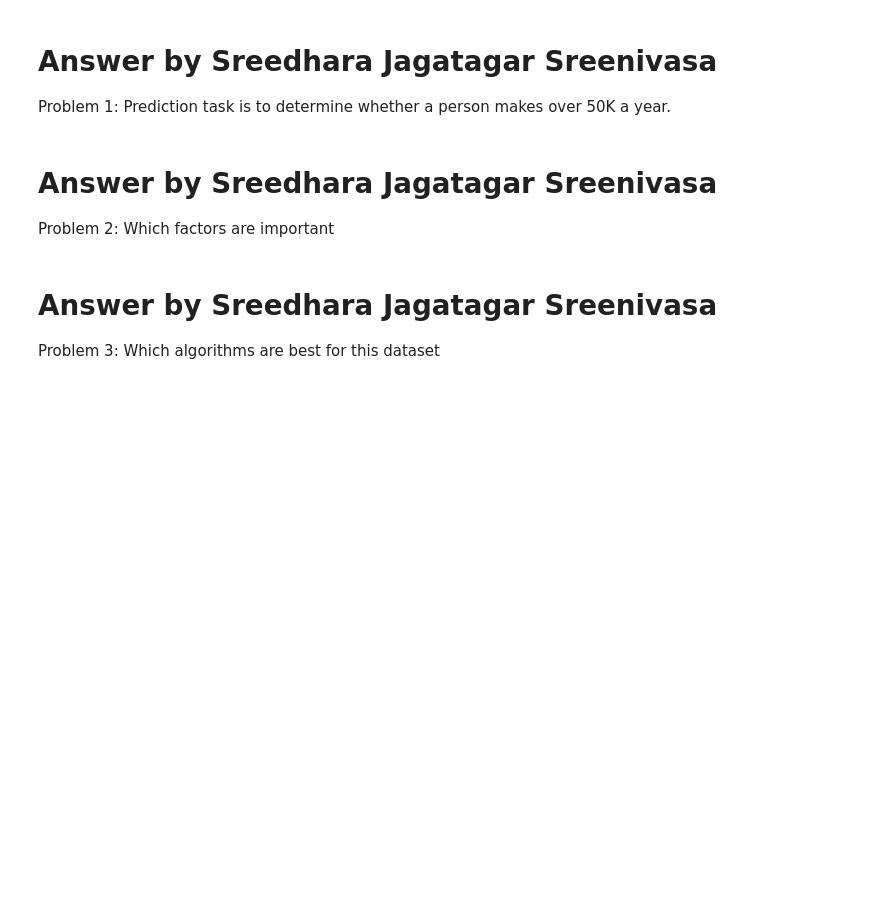
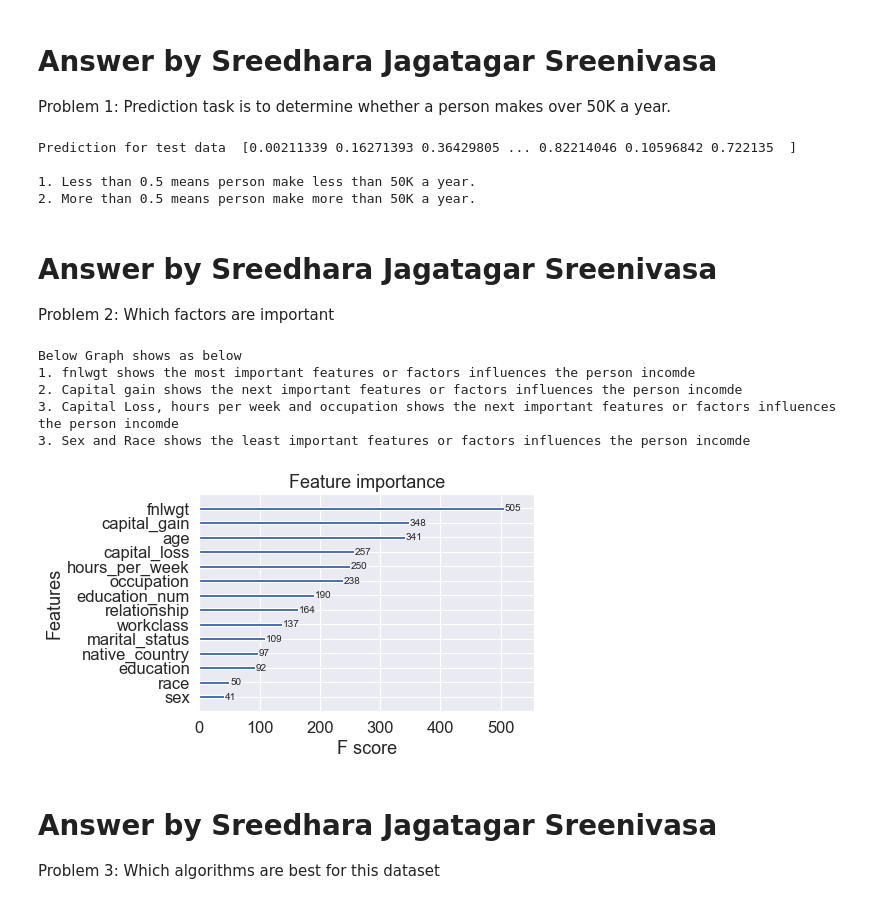
Before and after one commit to jssreedhara/DataScience_Project_3_APPLICATION_CLASSIFICATION_MODELS, a Jupyter notebook: Session26_ML_Project_Classification Models.ipynb, the cells around one changed output. Cells and saved outputs as stored; diff of their text form; code cells hidden in the pictures; blank space fills up the shorter version.

```diff
--- a/Session26_ML_Project_Classification Models.ipynb
+++ b/Session26_ML_Project_Classification Models.ipynb
@@ -408,0 +430,3 @@ final_test.describe()
+# %%
+#Now let’s run our grid search with 5-fold cross-validation and see which parameters perform the best.
+optimized_GBM.fit(final_train, y_train)
@@ -408,0 +464,14 @@ final_test.describe()
+# %%
+#We can see that the first hyperparameter combination performed best and we already beat our target of 86.71% accuracy
+#in our cross-validation! Let’s try optimizing some other hyperparameters now to see if we can beat a mean of 86.75%
+#accuracy. This time, we will play around with subsampling along with lowering the learning rate to see if that helps.
+
+cv_params = {'learning_rate': [0.1, 0.01], 'subsample': [0.7,0.8,0.9]}
+ind_params = {'n_estimators': 1000, 'seed':0, 'colsample_bytree': 0.8,
+             'objective': 'binary:logistic', 'max_depth': 3, 'min_child_weight': 1}
+
+
+optimized_GBM = GridSearchCV(xgb.XGBClassifier(**ind_params),
+                            cv_params,
+                             scoring = 'accuracy', cv = 5, n_jobs = -1)
+optimized_GBM.fit(final_train, y_train)
@@ -411,2 +513,9 @@ final_test.describe()
 # %% [markdown]
 # Tune the Module
+# %%
+#To increase the performance of XGBoost’s speed through many iterations of the training set, and since
+#we are using only XGBoost’s API and not sklearn’s anymore, we can create a DMatrix.
+#This sorts the data initially to optimize for XGBoost when it builds trees, making the algorithm more efficient.
+#This is especially helpful when you have a very large number of training examples. To create a DMatrix:
+
+xgdmat = xgb.DMatrix(final_train, y_train) # Create our DMatrix to make XGBoost more efficient
@@ -412,0 +562,7 @@ final_test.describe()
+# %%
+#Our CV test error at this number of iterations is 11.55%, or 88.45% accuracy.
+#Now that we have our best settings, let’s create this as an XGBoost object model that we can reference later
+our_params = {'eta': 0.1, 'seed':0, 'subsample': 0.8, 'colsample_bytree': 0.8,
+             'objective': 'binary:logistic', 'max_depth':3, 'min_child_weight':1}
+
+final_gb = xgb.train(our_params, xgdmat, num_boost_round = 432)
@@ -415,11 +589,47 @@ final_test.describe()
 
 Problem 1:
 Prediction task is to determine whether a person makes over 50K a year.
+# %%
+#Analyzing Performance on Test Data
+#The model has now been tuned using cross-validation grid search through the sklearn API and early stopping through
+#the built-in XGBoost API. Now, we can see how it finally performs on the test set.
+#Does it match our CV performance? First, create another DMatrix (this time for the test data).
+testdmat = xgb.DMatrix(final_test)
+
+#Now let’s use sklearn’s accuracy metric to see how well we did on the test set.
+y_pred = final_gb.predict(testdmat) # Predict using our testdmat
+print('Prediction for test data ',y_pred)
+print(' ')
+print('1. Less than 0.5 means person make less than 50K a year.')
+print('2. More than 0.5 means person make more than 50K a year.')
+# %% [output]
+Prediction for test data  [0.00211339 0.16271393 0.36429805 ... 0.82214046 0.10596842 0.722135  ]
+
+1. Less than 0.5 means person make less than 50K a year.
+2. More than 0.5 means person make more than 50K a year.
 # %% [markdown]
 # Answer by Sreedhara Jagatagar  Sreenivasa
 
 Problem 2:
 Which factors are important
+# %%
+#Notice that it trains very quickly. With our XG model object, we can then plot our feature importances using a
+#built-in method. This is similar to the feature importances found in sklearn.
+
+xgb.plot_importance(final_gb)
+
+print('Below Graph shows as below')
+print('1. fnlwgt shows the most important features or factors influences the person incomde')
+print('2. Capital gain shows the next important features or factors influences the person incomde')
+print('3. Capital Loss, hours per week and occupation shows the next important features or factors influences the person incomde')
+print('3. Sex and Race shows the least important features or factors influences the person incomde')
+# %% [output]
+Below Graph shows as below
+1. fnlwgt shows the most important features or factors influences the person incomde
+2. Capital gain shows the next important features or factors influences the person incomde
+3. Capital Loss, hours per week and occupation shows the next important features or factors influences the person incomde
+3. Sex and Race shows the least important features or factors influences the person incomde
+[figure, added]
 # %% [markdown]
 # Answer by Sreedhara Jagatagar  Sreenivasa
 
```
Also changed, not shown: parts of 10 cells of this notebook.
